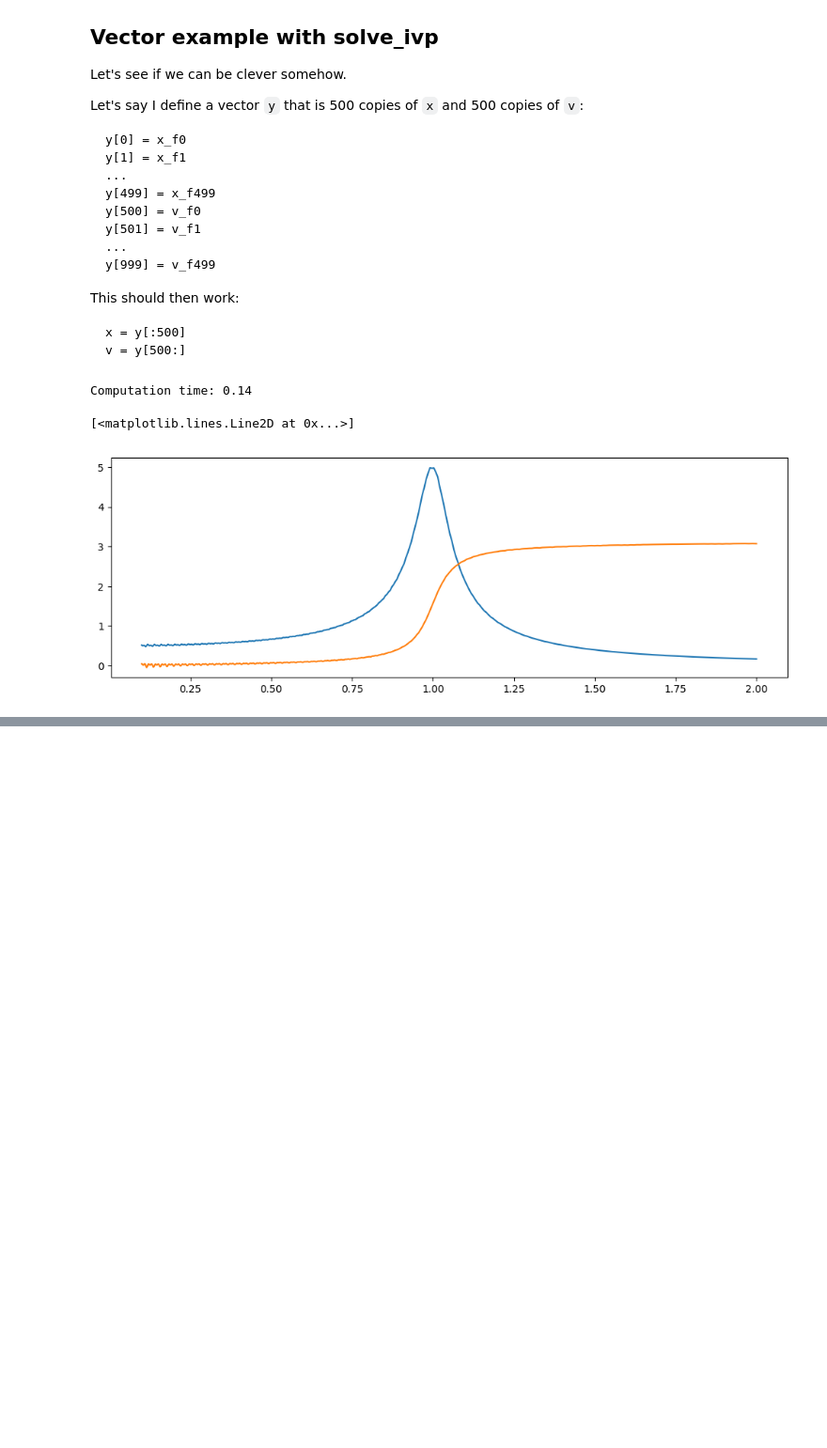
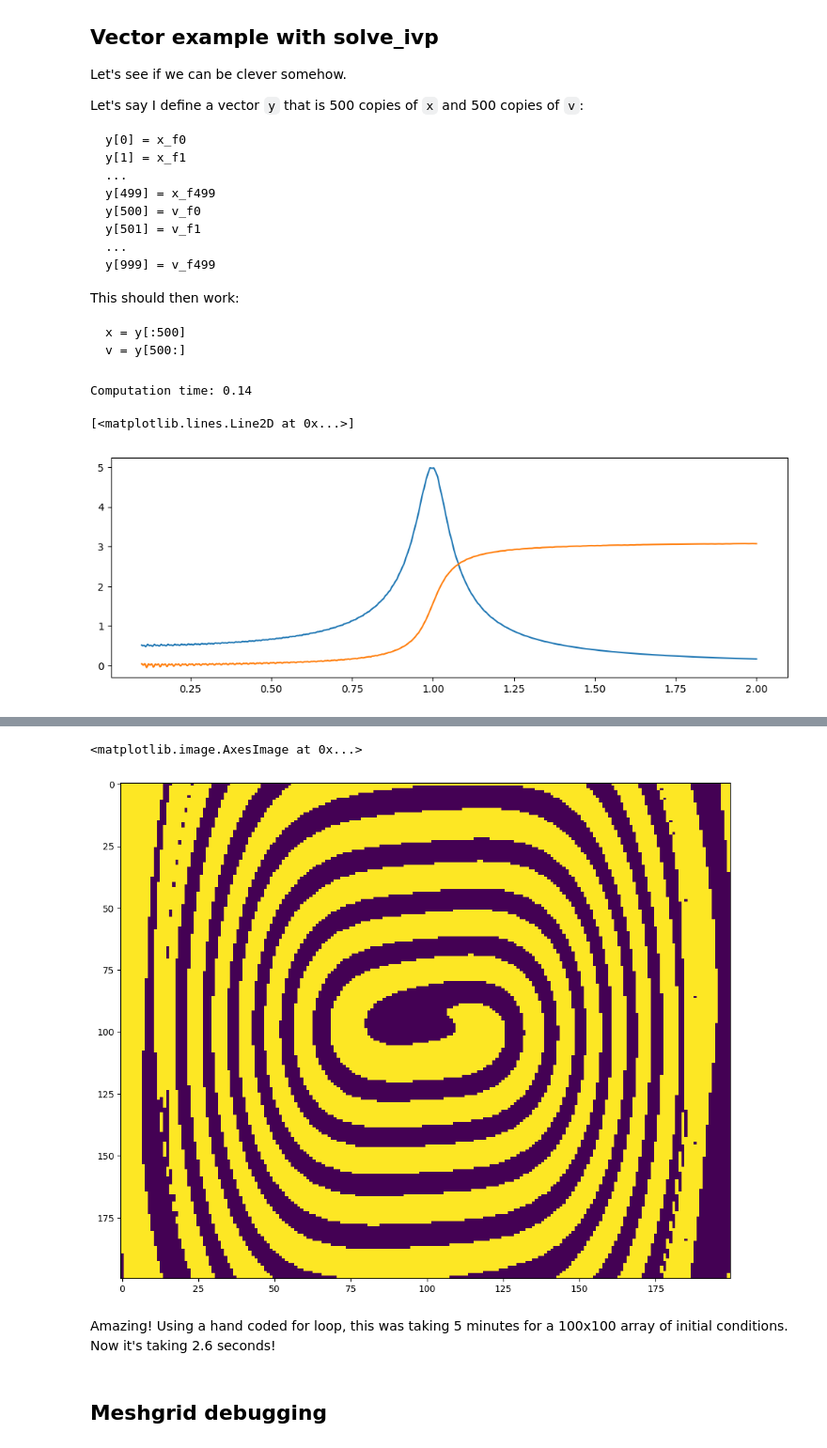
Before and after one commit to gsteele13/gary-misc-notebooks, a Jupyter notebook: Vectorised Numerical Integration with Scipy.ipynb, the cells around one changed output, grey strips where cells are left out. Shown at 94% size. Drawn from its saved outputs; the diff is of its cells as text; code cells hidden in the pictures; blank space fills up the shorter version.

Commit message:
now also with duffing and 2d arrays of parameters

```diff
--- a/Vectorised Numerical Integration with Scipy.ipynb
+++ b/Vectorised Numerical Integration with Scipy.ipynb
@@ -219,0 +237,44 @@ Pretty awesome! We've reduced the computa
+# %%
+m = 1
+k = 1
+c = 0.2
+F0 = 2.5
+w = 1.6
+alpha = 0.05
+
+Ni = 100
+xr = 20
+vr = 60
+x0 = np.linspace(-xr,xr,Ni)
+v0 = np.linspace(-vr,vr,Ni)
+
+# This takes some thinking, see debugging below!
+# x will come first in the linear array, then corresponding v
+# elements
+y0 = np.array(np.meshgrid(x0,v0)).flatten()
+
+def dydt_vDuff(t,y):
+    x = y[:len(y)//2]
+    v = y[len(y)//2:]
+    dxdt = v
+    dvdt = (F0*np.cos(w*t) - c*v - k*x - alpha*x**3)/m
+    return np.concatenate([dxdt,dvdt],axis=None)
+
+# Let's try it!
+t1 = time.time()
+sol = solve_ivp(dydt_vDuff, [0,T], y0, t_eval=t)
+t2 = time.time()
+print("Computation time: %.2f" %(t2-t1))
+# %%
+# Let's do a simple max to find steady state amp
+x = sol.y[0:len(y0)//2,Nt//2:]
+xmax = np.reshape(np.max(x,axis=1),[Ni,Ni])
+plt.figure(figsize=(12,10))
+plt.imshow(xmax, aspect='auto')
+# %% [output]
+<matplotlib.image.AxesImage at 0x...>
+[figure, added]
+# %% [markdown]
+Amazing! Using a hand coded for loop, this was taking 5 minutes for a 100x100 array of initial conditions. Now it's taking 2.6 seconds!
+# %% [markdown]
+## Meshgrid debugging
```
Also changed, not shown: parts of 7 cells of this notebook.
